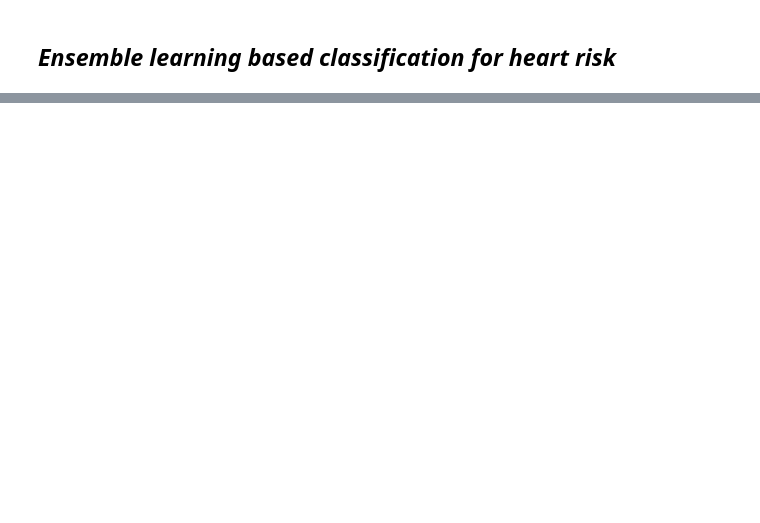
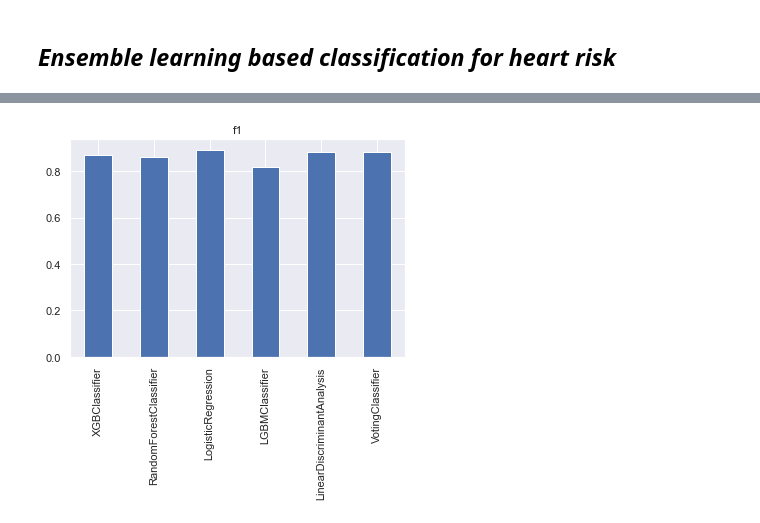
Before and after one commit to rrahman1234/Udacity_ML_Nanodegree, a Jupyter notebook: Hear_Risk_Analytics.ipynb, the cells around one changed output, grey strips where cells are left out. Drawn from its saved outputs; the diff is of its cells as text; code cells hidden in the pictures; blank space fills up the shorter version.

```diff
--- a/Hear_Risk_Analytics.ipynb
+++ b/Hear_Risk_Analytics.ipynb
@@ -925,0 +966,4 @@ pd.DataFrame.from_dict(data_dict, orient='index', columns=metrics_name)
+# %%
+Metrics_df['f1'].plot(kind="bar",title='f1');
+# %% [output]
+[figure, added]
```
Also changed, not shown: parts of 39 cells of this notebook.
